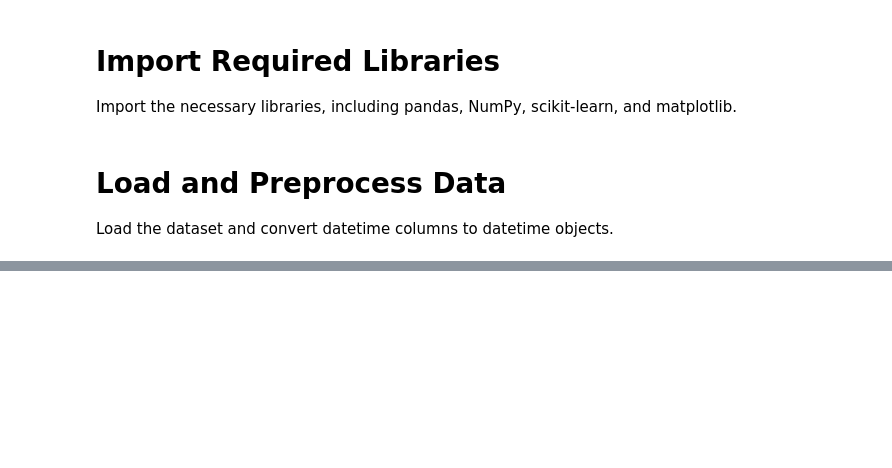
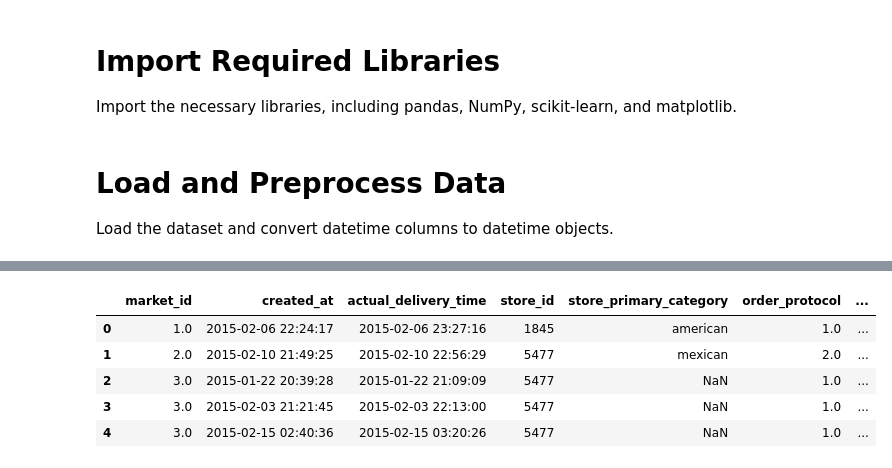
Before and after one commit to marcanthonny/projectDSML, a Jupyter notebook: kelompok5.ipynb, the cells around one changed output, grey strips where cells are left out. Saved outputs shown, nothing was run; the diff lists cells and outputs as text; code cells hidden in the pictures; blank space fills up the shorter version.

```diff
--- a/kelompok5.ipynb
+++ b/kelompok5.ipynb
@@ -10,18 +11,3 @@ import seaborn as sns
 # %% [markdown]
 # Load and Preprocess Data
 Load the dataset and convert datetime columns to datetime objects.
-# %%
-import pandas as pd
-import matplotlib.pyplot as plt
-from sklearn.preprocessing import StandardScaler
-from sklearn.cluster import KMeans
-
-# Load the dataset
-url = 'https://raw.githubusercontent.com/marcanthonny/projectDSML/refs/heads/main/food_orders_new_delhi%20(1).csv'
-df = pd.read_csv(url)
-
-# Convert datetime columns to datetime objects
-df['Order Date and Time'] = pd.to_datetime(df['Order Date and Time'])
-df['Delivery Date and Time'] = pd.to_datetime(df['Delivery Date and Time'])
-
-df.dtypes
@@ -176,0 +14,64 @@ plt.show()
+# %%
+import pandas as pd
+from IPython.display import display
+
+class DataWrangler:
+    def __init__(self, url):
+        self.url = url
+        self.df = None
+        self.features = None
+
+    def load_data(self):
+        # Load the dataset
+        self.df = pd.read_csv(self.url)
+        print("Raw Dataset:")
+        display(self.df.head())
+
+    def preprocess_data(self):
+        # Convert datetime columns to datetime objects
+        self.df['created_at'] = pd.to_datetime(self.df['created_at'])
+        self.df['actual_delivery_time'] = pd.to_datetime(self.df['actual_delivery_time'])
+
+        # Print the data types to verify the conversion
+        print("\nData Types after Conversion:")
+        display(self.df.dtypes)
+
+        # Feature engineering
+        self.df['Delivery Duration'] = (self.df['actual_delivery_time'] - self.df['created_at']).dt.total_seconds()
+
+        # Print the first few rows after feature engineering
+        print("\nDataset after Feature Engineering:")
+        display(self.df.head())
+
+    def select_features(self):
+        # Select relevant columns for clustering
+        self.features = self.df[['subtotal',
+                                 'total_items',
+                                 'num_distinct_items',
+                                 'min_item_price',
+                                 'max_item_price',
+                                 'total_onshift_dashers',
+                                 'total_busy_dashers',
+                                 'total_outstanding_orders',
+                                 'estimated_order_place_duration',
+                                 'estimated_store_to_consumer_driving_duration',
+                                 'Delivery Duration']]
+
+        # Handle missing values if any
+        self.features = self.features.dropna()
+
+        # Print the first few rows after handling missing values
+        print("\nDataset after Handling Missing Values:")
+        display(self.features.head())
+
+    def get_features(self):
+        return self.features
+
+# Usage
+url = 'https://raw.githubusercontent.com/marcanthonny/projectDSML/refs/heads/main/historical_data.csv'
+data_wrangler = DataWrangler(url)
+data_wrangler.load_data()
+data_wrangler.preprocess_data()
+data_wrangler.select_features()
+features = data_wrangler.get_features()
+# %% [output]
@@ -176,0 +79,6 @@ plt.show()
+|  | market_id | created_at | actual_delivery_time | store_id | store_primary_category | order_protocol | ... |
+| 0 | 1.0 | 2015-02-06 22:24:17 | 2015-02-06 23:27:16 | 1845 | american | 1.0 | ... |
+| 1 | 2.0 | 2015-02-10 21:49:25 | 2015-02-10 22:56:29 | 5477 | mexican | 2.0 | ... |
+| 2 | 3.0 | 2015-01-22 20:39:28 | 2015-01-22 21:09:09 | 5477 | NaN | 1.0 | ... |
+| 3 | 3.0 | 2015-02-03 21:21:45 | 2015-02-03 22:13:00 | 5477 | NaN | 1.0 | ... |
+| 4 | 3.0 | 2015-02-15 02:40:36 | 2015-02-15 03:20:26 | 5477 | NaN | 1.0 | ... |
```
Also changed, not shown: parts of 18 cells of this notebook, 5 other files.
